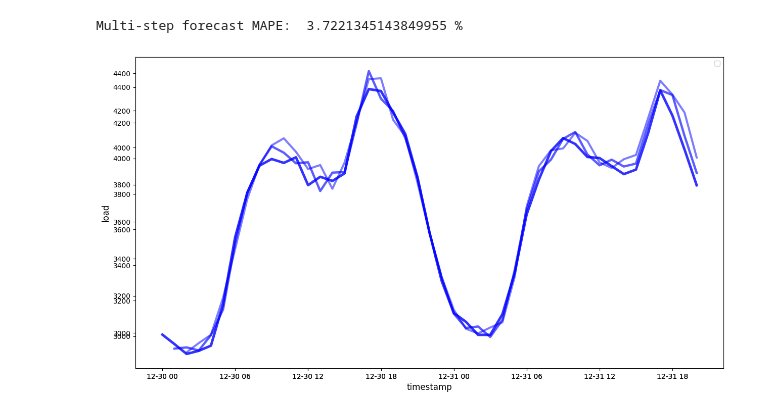
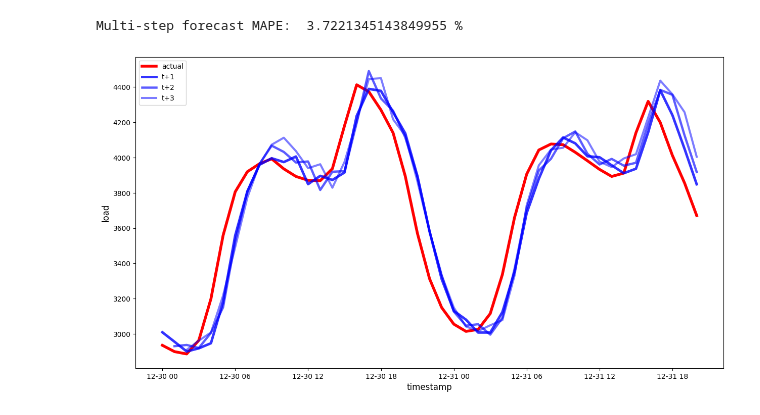
Before and after one commit to jsandtangen/Microsoft-ML-Course, a Jupyter notebook: TimeSeries/ARIMA/notebook.ipynb, the cells around one changed output. Drawn from its saved outputs; the diff is of its cells as text; code cells hidden in the pictures.

```diff
--- a/TimeSeries/ARIMA/notebook.ipynb
+++ b/TimeSeries/ARIMA/notebook.ipynb
@@ -235,29 +235,34 @@ One step forecast MAPE:  3.451235084247866 %
 print('Multi-step forecast MAPE: ', mape(eval_df['prediction'], eval_df['actual'])*100, '%')
 # %% [output]
 Multi-step forecast MAPE:  3.7221345143849955 %
-# %%
-if(HORIZON == 1):
-    ## Plotting single step forecast
-    eval_df.plot(x='timestamp', y=['actual', 'prediction'], style=['r', 'b'], figsize=(15, 8))
-
-else:
-    ## Plotting multi step forecast
-    plot_df = eval_df[(eval_df.h=='t+1')][['timestamp', 'actual']]
-    for t in range(1, HORIZON+1):
-        plot_df['t+'+str(t)] = eval_df[(eval_df.h=='t+'+str(t))]['prediction'].values
-
-    fig = plt.figure(figsize=(15, 8))
-    ax = plt.plot(plot_df['timestamp'], plot_df['actual'], color='red', linewidth=4.0)
-    ax = fig.add_subplot(111)
-    for t in range(1, HORIZON+1):
-        x = plot_df['timestamp'][(t-1):]
-        y = plot_df['t+'+str(t)][0:len(x)]
-        ax.plot(x, y, color='blue', linewidth=4*math.pow(.9,t), alpha=math.pow(0.8,t))
-
-    ax.legend(loc='best')
-
-plt.xlabel('timestamp', fontsize=12)
-plt.ylabel('load', fontsize=12)
-plt.show()
-# %% [output]
-[figure, removed]
+# %%
+fig, ax = plt.subplots(figsize=(15, 8))
+
+ax.plot(
+    plot_df['timestamp'],
+    plot_df['actual'],
+    color='red',
+    linewidth=4.0,
+    label='actual'
+)
+
+for t in range(1, HORIZON + 1):
+    x = plot_df['timestamp'][(t-1):]
+    y = plot_df['t+' + str(t)][0:len(x)]
+
+    ax.plot(
+        x,
+        y,
+        color='blue',
+        linewidth=4 * math.pow(.9, t),
+        alpha=math.pow(0.8, t),
+        label='t+' + str(t)
+    )
+
+ax.legend(loc='best')
+ax.set_xlabel('timestamp', fontsize=12)
+ax.set_ylabel('load', fontsize=12)
+
+plt.show()
+# %% [output]
+[figure, added]
```
